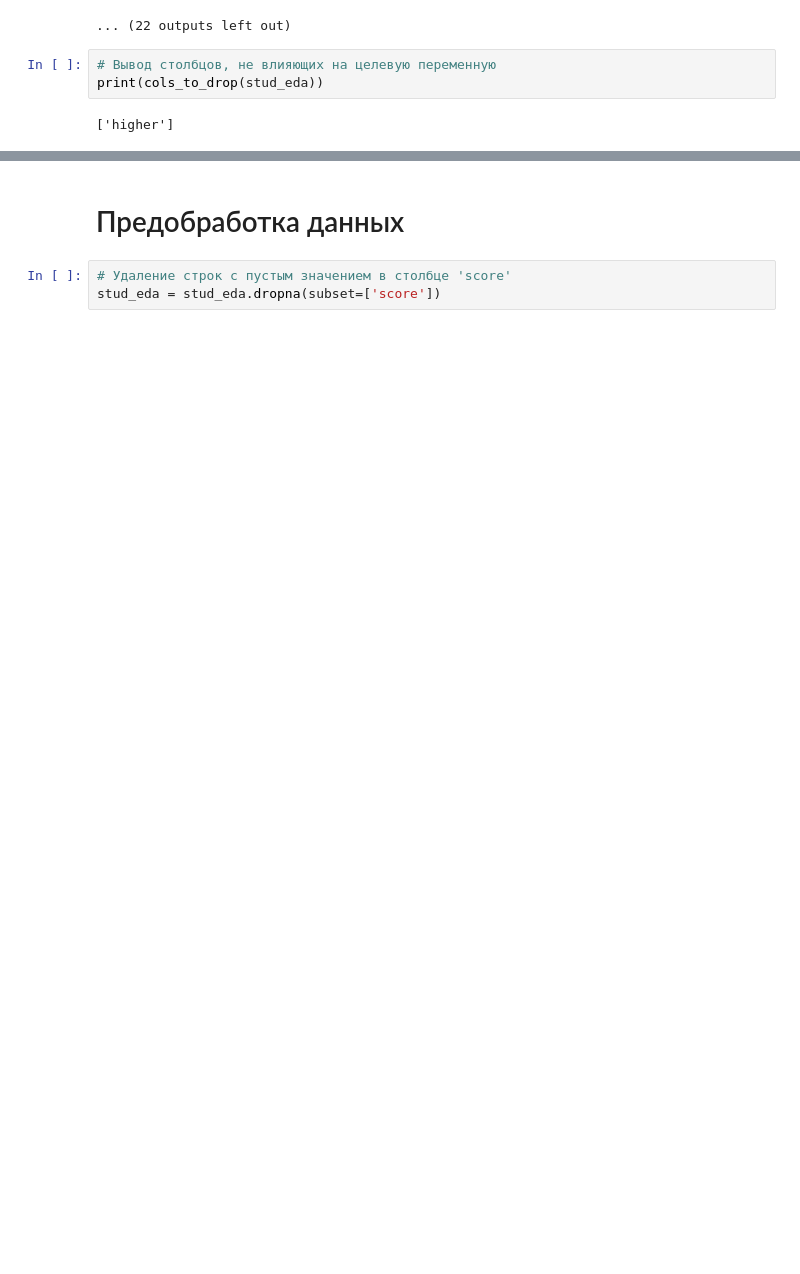
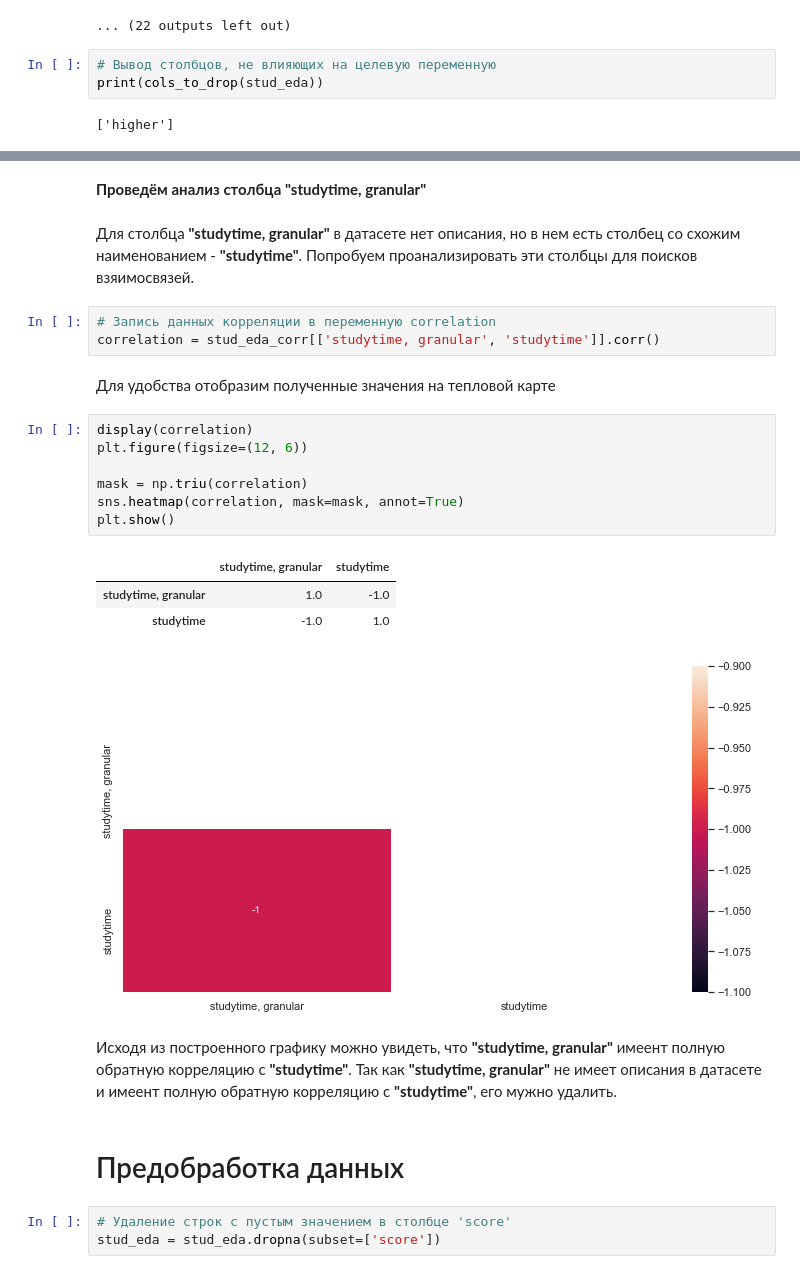
Before and after one commit to g0dzef/ML, a Jupyter notebook: module_2/Student_EDA.ipynb, the cells around one changed output, grey strips where cells are left out. Drawn from its saved outputs; the diff is of its cells as text; blank space fills up the shorter version.

```diff
--- a/module_2/Student_EDA.ipynb
+++ b/module_2/Student_EDA.ipynb
@@ -338,3 +408,26 @@ print(cols_to_drop(stud_eda))
+# %% [markdown]
+**Проведём анализ столбца "studytime, granular"**
+# %% [markdown]
+Для столбца **"studytime, granular"** в датасете нет описания, но в нем есть столбец со схожим наименованием - **"studytime"**. Попробуем проанализировать эти столбцы для поисков взяимосвязей.
+# %%
+# Запись данных корреляции в переменную correlation
+correlation = stud_eda_corr[['studytime, granular', 'studytime']].corr()
+# %% [markdown]
+Для удобства отобразим полученные значения на тепловой карте
+# %%
+display(correlation)
+plt.figure(figsize=(12, 6))
+
+mask = np.triu(correlation)
+sns.heatmap(correlation, mask=mask, annot=True)
+plt.show()
+# %% [output]
+|  | studytime, granular | studytime |
+| studytime, granular | 1.0 | -1.0 |
+| studytime | -1.0 | 1.0 |
+[figure, added]
+# %% [markdown]
+Исходя из построенного графику можно увидеть, что **"studytime, granular"** имеент полную обратную корреляцию с **"studytime"**. Так как **"studytime, granular"** не имеет описания в датасете и имеент полную обратную корреляцию с **"studytime"**, его мужно удалить.
 # %% [markdown]
 # Предобработка данных
 # %%
```
Also changed, not shown: parts of 19 cells of this notebook.
